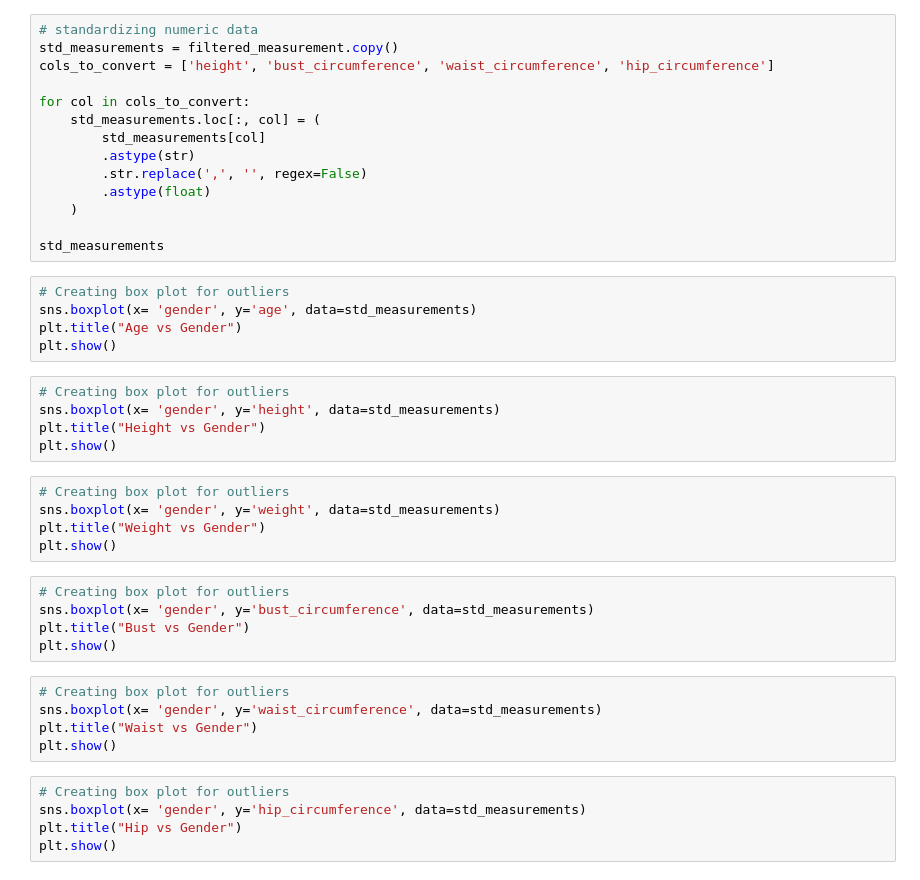
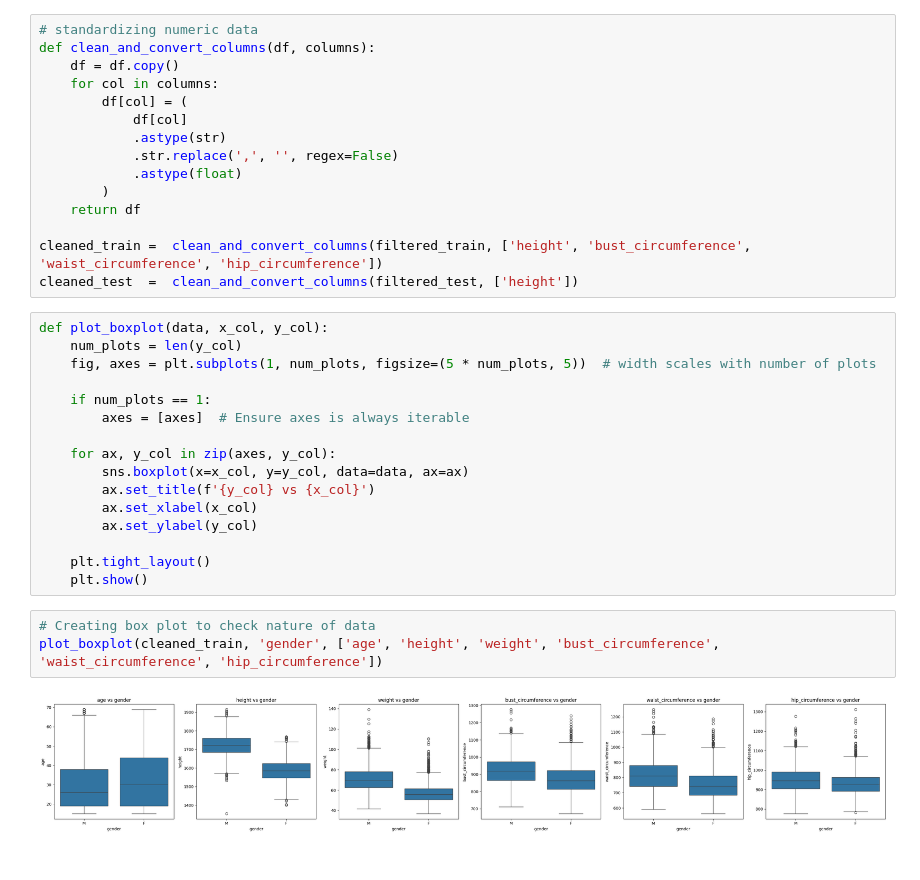
Before and after one commit to yowmahjebby/measurement_ml, a Jupyter notebook: measurements_nb.ipynb, the cells around one changed output. Drawn from its saved outputs; the diff is of its cells as text.

```diff
--- a/measurements_nb.ipynb
+++ b/measurements_nb.ipynb
@@ -36,44 +132,36 @@ filtered_measurement.info()
 # %%
 # standardizing numeric data
-std_measurements = filtered_measurement.copy()
-cols_to_convert = ['height', 'bust_circumference', 'waist_circumference', 'hip_circumference']
+def clean_and_convert_columns(df, columns):
+    df = df.copy()
+    for col in columns:
+        df[col] = (
+            df[col]
+            .astype(str)
+            .str.replace(',', '', regex=False)
+            .astype(float)
+        )
+    return df
 
-for col in cols_to_convert:
-    std_measurements.loc[:, col] = (
-        std_measurements[col]
-        .astype(str)
-        .str.replace(',', '', regex=False)
-        .astype(float)
-    )
-
-std_measurements
+cleaned_train =  clean_and_convert_columns(filtered_train, ['height', 'bust_circumference', 'waist_circumference', 'hip_circumference'])
+cleaned_test  =  clean_and_convert_columns(filtered_test, ['height'])
+# %%
+def plot_boxplot(data, x_col, y_col):
+    num_plots = len(y_col)
+    fig, axes = plt.subplots(1, num_plots, figsize=(5 * num_plots, 5))  # width scales with number of plots
+
+    if num_plots == 1:
+        axes = [axes]  # Ensure axes is always iterable
+
+    for ax, y_col in zip(axes, y_col):
+        sns.boxplot(x=x_col, y=y_col, data=data, ax=ax)
+        ax.set_title(f'{y_col} vs {x_col}')
+        ax.set_xlabel(x_col)
+        ax.set_ylabel(y_col)
+
+    plt.tight_layout()
+    plt.show()
 # %%
-# Creating box plot for outliers
-sns.boxplot(x= 'gender', y='age', data=std_measurements)
-plt.title("Age vs Gender")
-plt.show()
+# Creating box plot to check nature of data
+plot_boxplot(cleaned_train, 'gender', ['age', 'height', 'weight', 'bust_circumference', 'waist_circumference', 'hip_circumference'])
+# %% [output]
+[figure, added]
-# %%
-# Creating box plot for outliers
-sns.boxplot(x= 'gender', y='height', data=std_measurements)
-plt.title("Height vs Gender")
-plt.show()
-# %%
-# Creating box plot for outliers
-sns.boxplot(x= 'gender', y='weight', data=std_measurements)
-plt.title("Weight vs Gender")
-plt.show()
-# %%
-# Creating box plot for outliers
-sns.boxplot(x= 'gender', y='bust_circumference', data=std_measurements)
-plt.title("Bust vs Gender")
-plt.show()
-# %%
-# Creating box plot for outliers
-sns.boxplot(x= 'gender', y='waist_circumference', data=std_measurements)
-plt.title("Waist vs Gender")
-plt.show()
-# %%
-# Creating box plot for outliers
-sns.boxplot(x= 'gender', y='hip_circumference', data=std_measurements)
-plt.title("Hip vs Gender")
-plt.show()
```
Also changed, not shown: parts of 30 cells of this notebook, 1 other file.
